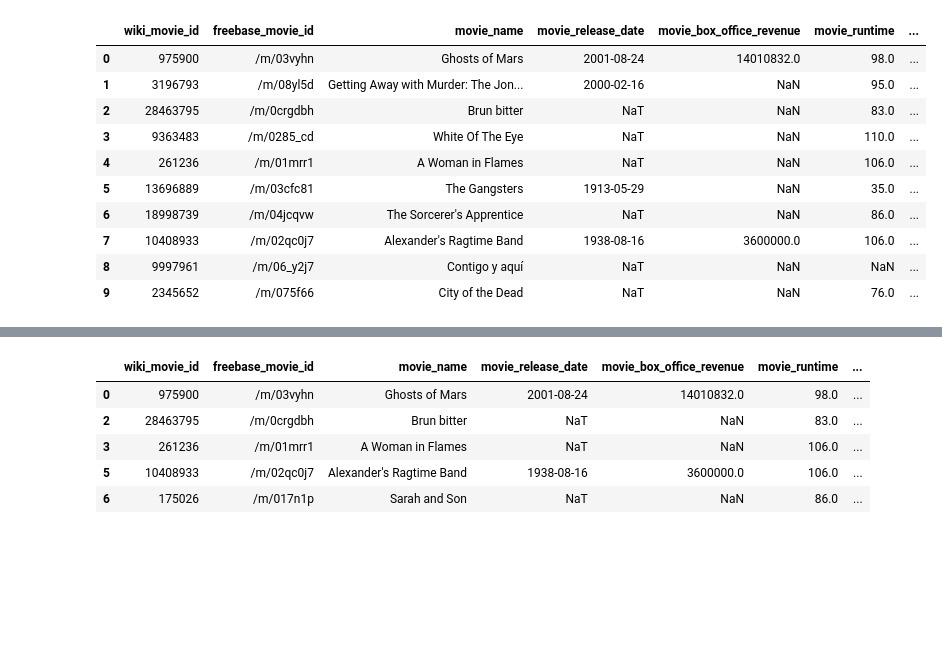
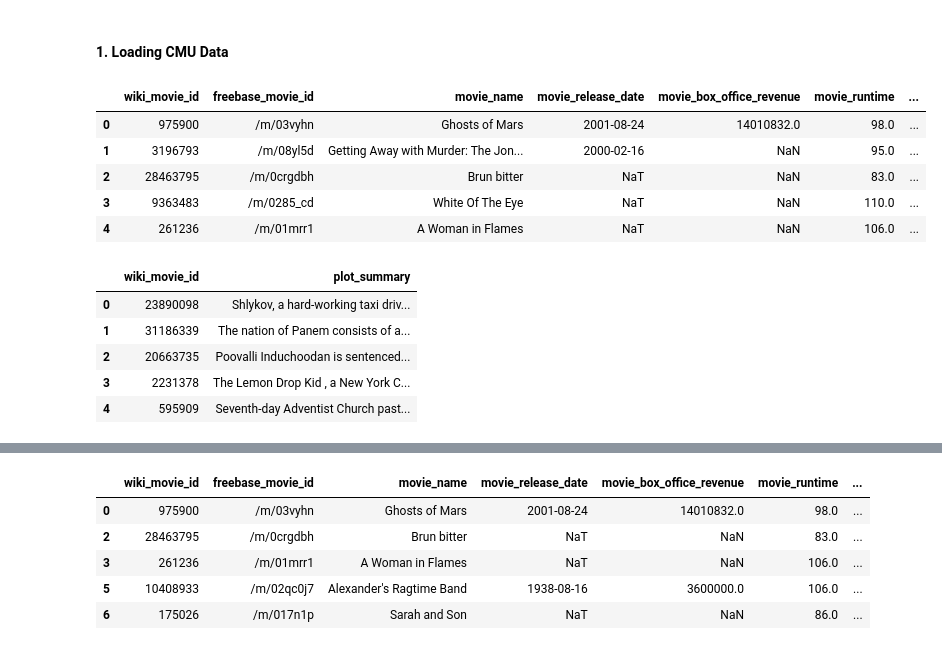
Before and after one commit to epfl-ada/ada-2023-project-adhd2023, a Jupyter notebook: milestone2.ipynb, the cells around one changed output, grey strips where cells are left out. Cells and saved outputs as stored; diff of their text form; code cells hidden in the pictures; blank space fills up the shorter version.

Commit message:
new data story + new events + organize dat

```diff
--- a/milestone2.ipynb
+++ b/milestone2.ipynb
@@ -19,35 +93,45 @@ pd.options.mode.chained_assignment = None  # default='warn', Mutes warnings when
+# %% [markdown]
+#### 1. Loading CMU Data
 # %%
 #read tsv file and add headers
-movie_metadata_df = pd.read_csv('data/movie.metadata.tsv', sep='\t', header=None,
+movie_metadata_df = pd.read_csv('data/CMU_DATA/movie.metadata.tsv', sep='\t', header=None,
                 names=['wiki_movie_id',
                         'freebase_movie_id',
                         'movie_name',
                         'movie_release_date',
                         'movie_box_office_revenue',
                         'movie_runtime',
                         'movie_languages',
                         'movie_countries',
                         'movie_genres'])
 
 #changing the values of outliers
 movie_metadata_df.loc[movie_metadata_df['movie_name'] == 'Zero Tolerance', 'movie_runtime'] = 88
 movie_metadata_df.loc[movie_metadata_df['movie_name'] == 'Hunting Season', 'movie_release_date'] = '2010-12-02'
 
 #add realase_year
 movie_metadata_df['startYear']= movie_metadata_df['movie_release_date'].str[:4]
 
 #change movie_release_date to pandas datetime
 movie_metadata_df['movie_release_date'] = pd.to_datetime(movie_metadata_df['movie_release_date'], format='%Y-%m-%d', errors='coerce')
-movie_metadata_df.head(10)
+movie_metadata_df.head()
 # %% [output]
 |  | wiki_movie_id | freebase_movie_id | movie_name | movie_release_date | movie_box_office_revenue | movie_runtime | ... |
 | 0 | 975900 | /m/03vyhn | Ghosts of Mars | 2001-08-24 | 14010832.0 | 98.0 | ... |
 | 1 | 3196793 | /m/08yl5d | Getting Away with Murder: The Jon... | 2000-02-16 | NaN | 95.0 | ... |
 | 2 | 28463795 | /m/0crgdbh | Brun bitter | NaT | NaN | 83.0 | ... |
 | 3 | 9363483 | /m/0285_cd | White Of The Eye | NaT | NaN | 110.0 | ... |
 | 4 | 261236 | /m/01mrr1 | A Woman in Flames | NaT | NaN | 106.0 | ... |
-| 5 | 13696889 | /m/03cfc81 | The Gangsters | 1913-05-29 | NaN | 35.0 | ... |
-| 6 | 18998739 | /m/04jcqvw | The Sorcerer's Apprentice | NaT | NaN | 86.0 | ... |
-| 7 | 10408933 | /m/02qc0j7 | Alexander's Ragtime Band | 1938-08-16 | 3600000.0 | 106.0 | ... |
-| 8 | 9997961 | /m/06_y2j7 | Contigo y aquí | NaT | NaN | NaN | ... |
-| 9 | 2345652 | /m/075f66 | City of the Dead | NaT | NaN | 76.0 | ... |
+# %%
+#loading the plot summaries dataset and add headers
+plot_summaries_df = pd.read_csv('data/CMU_DATA/plot_summaries.txt', sep='\t', header=None,
+                names=['wiki_movie_id',
+                        'plot_summary'])
+plot_summaries_df.head()
+# %% [output]
+|  | wiki_movie_id | plot_summary |
+| 0 | 23890098 | Shlykov, a hard-working taxi driv... |
+| 1 | 31186339 | The nation of Panem consists of a... |
+| 2 | 20663735 | Poovalli Induchoodan is sentenced... |
+| 3 | 2231378 | The Lemon Drop Kid , a New York C... |
+| 4 | 595909 | Seventh-day Adventist Church past... |
```
Also changed, not shown: parts of 54 cells of this notebook, 8 other files.
